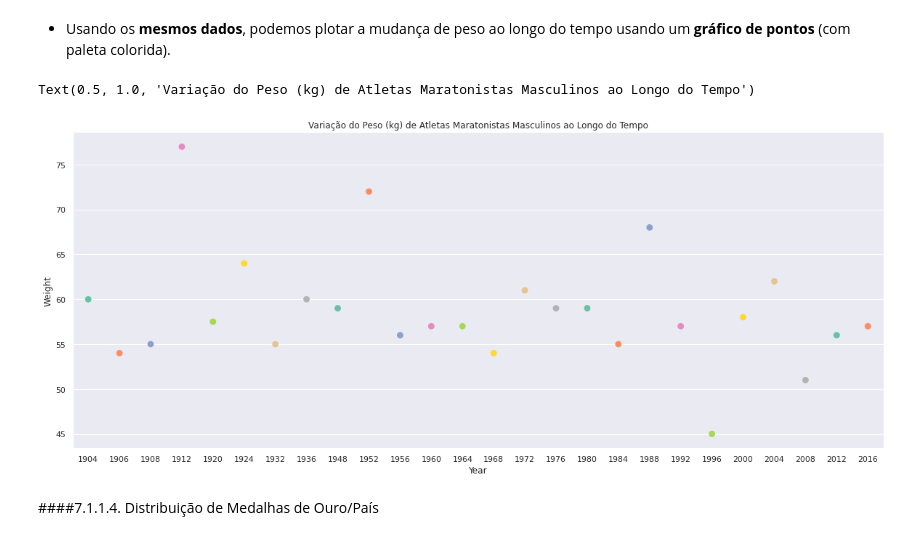
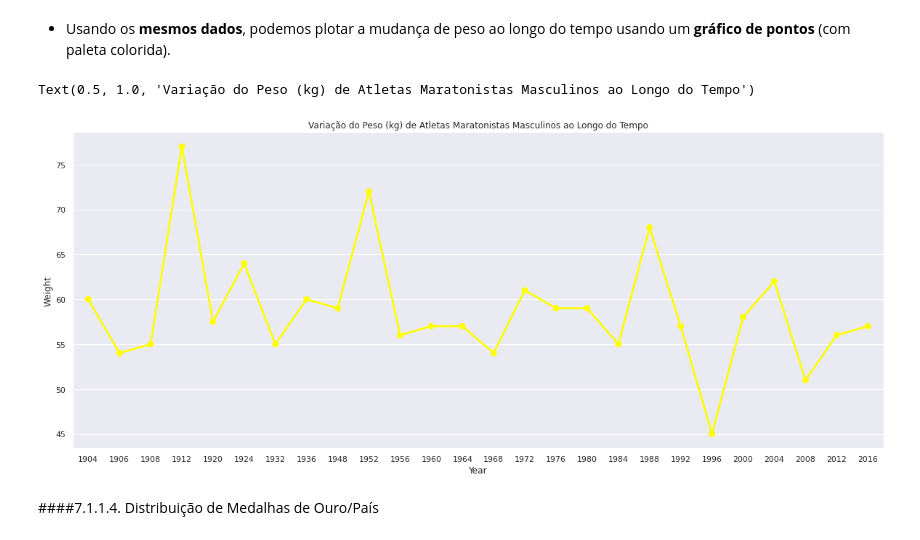
Before and after one commit to MSClaus/Olimpiadas_Analise, a Jupyter notebook: Jogos_Olimpicos.ipynb, the cells around one changed output. Saved outputs shown, nothing was run; the diff lists cells and outputs as text; code cells hidden in the pictures.

```diff
--- a/Jogos_Olimpicos.ipynb
+++ b/Jogos_Olimpicos.ipynb
@@ -257,11 +257,11 @@ Text(0.5, 1.0, 'Distribuição de Medalhas de Ouro por Peso (kg)')
 - Usando os **mesmos dados**, podemos plotar a mudança de peso ao longo do tempo usando um **gráfico de pontos** (com paleta colorida).
 # %%
 plt.figure(figsize=(20, 8))
-sns.pointplot(x='Year', y='Weight', data=maratonaMasculino, palette='Set2')
+sns.pointplot(x='Year', y='Weight', data=maratonaMasculino, color='Yellow')
 plt.title('Variação do Peso (kg) de Atletas Maratonistas Masculinos ao Longo do Tempo')
 # %% [output]
 Text(0.5, 1.0, 'Variação do Peso (kg) de Atletas Maratonistas Masculinos ao Longo do Tempo')
-[figure, old version]
+[figure, new version]
 # %% [markdown]
 ####7.1.1.4. Distribuição de Medalhas de Ouro/País
 # %% [markdown]
```
Also changed, not shown: parts of 14 cells of this notebook.
